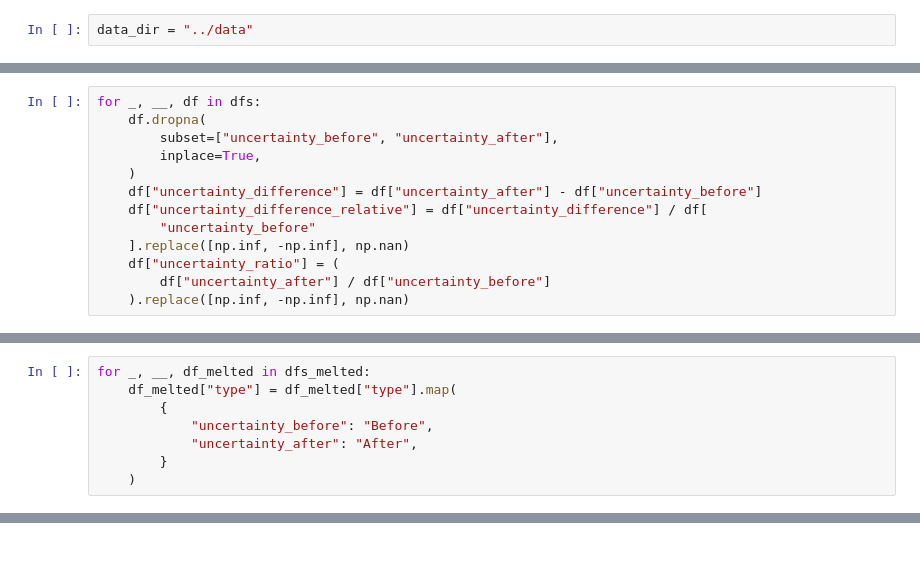
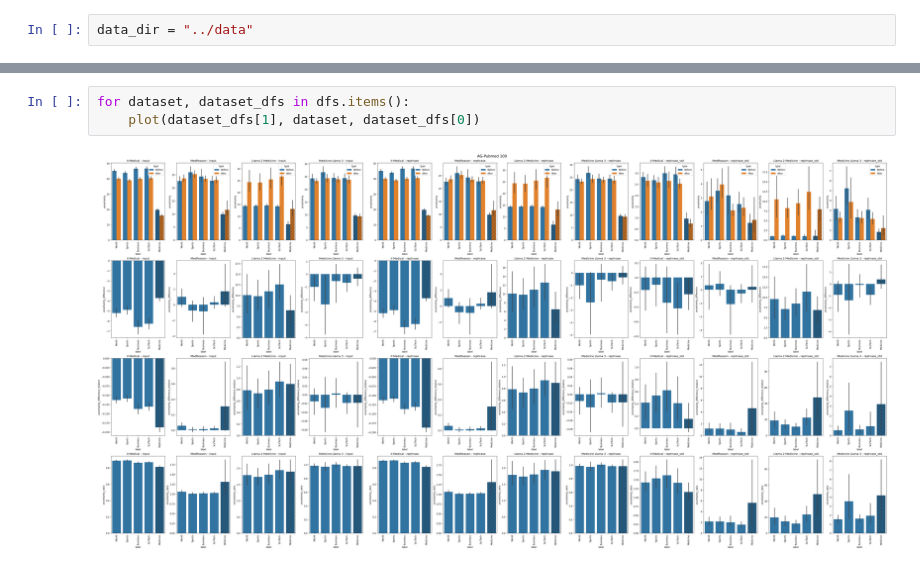
Before and after one commit to ngruenefeld/gradient-uncertainty, a Jupyter notebook: notebooks/domain_specific_eval.ipynb, the cells around one changed output, grey strips where cells are left out. Drawn from its saved outputs; the diff is of its cells as text.

```diff
--- a/notebooks/domain_specific_eval.ipynb
+++ b/notebooks/domain_specific_eval.ipynb
@@ -66,13 +10,0 @@ dfs = [
-# %%
-for _, __, df in dfs:
-    df.dropna(
-        subset=["uncertainty_before", "uncertainty_after"],
-        inplace=True,
-    )
-    df["uncertainty_difference"] = df["uncertainty_after"] - df["uncertainty_before"]
-    df["uncertainty_difference_relative"] = df["uncertainty_difference"] / df[
-        "uncertainty_before"
-    ].replace([np.inf, -np.inf], np.nan)
-    df["uncertainty_ratio"] = (
-        df["uncertainty_after"] / df["uncertainty_before"]
-    ).replace([np.inf, -np.inf], np.nan)
@@ -93,8 +10,0 @@ dfs_melted = [
-# %%
-for _, __, df_melted in dfs_melted:
-    df_melted["type"] = df_melted["type"].map(
-        {
-            "uncertainty_before": "Before",
-            "uncertainty_after": "After",
-        }
-    )
@@ -203,0 +693,5 @@ II Medical Medicine vs Sci/Tech   T-statistic:      -2.8876, P-value: 0.0041
+# %%
+for dataset, dataset_dfs in dfs.items():
+    plot(dataset_dfs[1], dataset, dataset_dfs[0])
+# %% [output]
+[figure, added]
```
Also changed, not shown: parts of 18 cells of this notebook.
